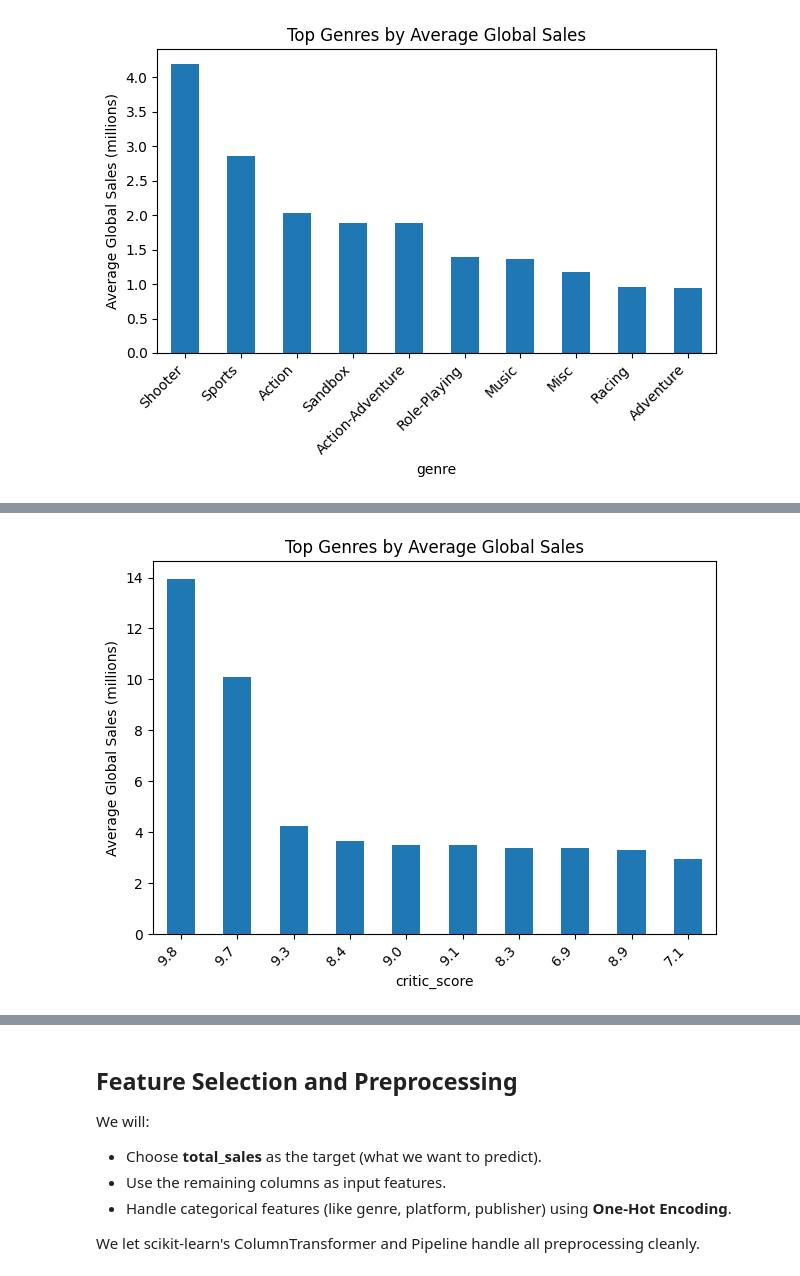
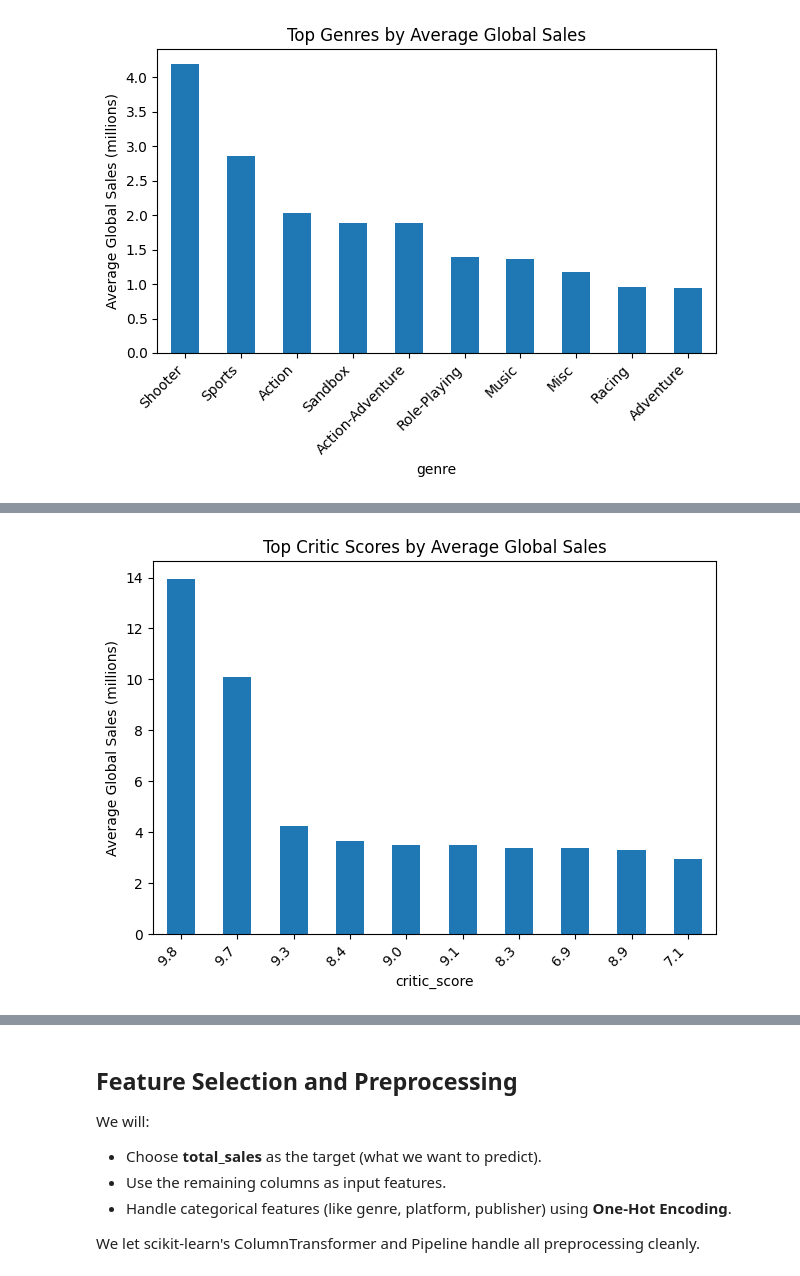
Before and after one commit to Zeshriel/Video-Game-Sales-Random-Forest, a Jupyter notebook: Final_Report_Video_Game_Sales_Random_Forest.ipynb, the cells around one changed output, grey strips where cells are left out. Cells and saved outputs as stored; diff of their text form; code cells hidden in the pictures.

```diff
--- a/Final_Report_Video_Game_Sales_Random_Forest.ipynb
+++ b/Final_Report_Video_Game_Sales_Random_Forest.ipynb
@@ -171,14 +171,14 @@ plt.show()
 # %%
 # Top average critic scores by average global sales
 plt.figure()
 df.groupby('critic_score')['total_sales'].mean().sort_values(ascending=False).head(10).plot(kind='bar')
 plt.ylabel('Average Global Sales (millions)')
-plt.title('Top Genres by Average Global Sales')
+plt.title('Top Critic Scores by Average Global Sales')
 plt.xticks(rotation=45, ha='right')
 plt.tight_layout()
 plt.show()
 # %% [output]
-[figure, old version]
+[figure, new version]
 # %%
 # Top platforms by average global sales
 plt.figure()
```
Also changed, not shown: parts of 3 cells of this notebook.
